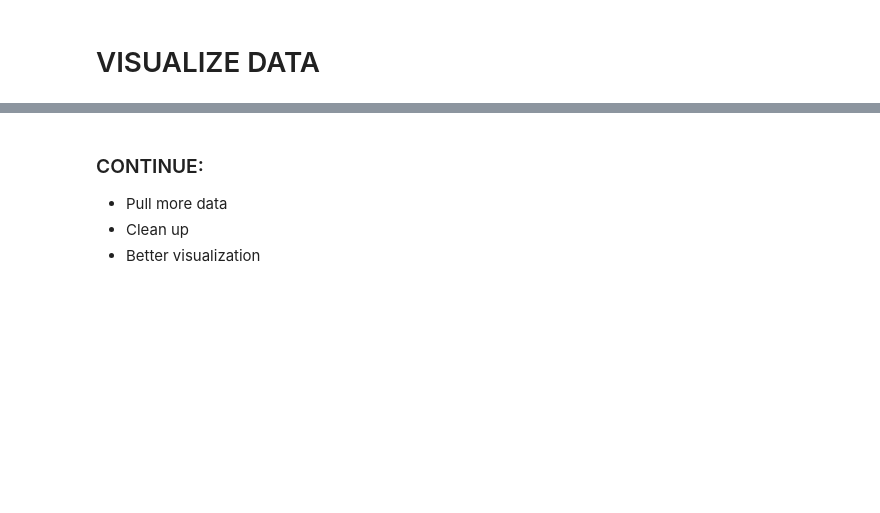
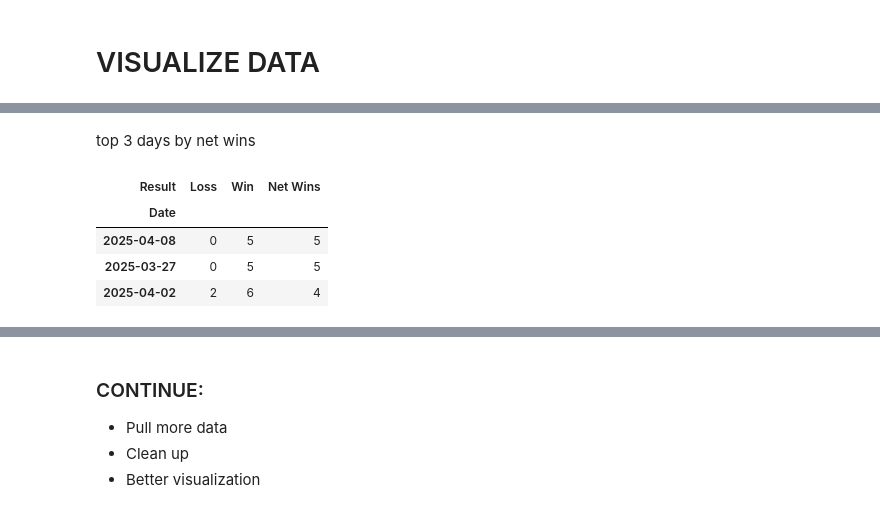
Before and after one commit to Nickeniklas/TrackLockScraper, a Jupyter notebook: tracklock.ipynb, the cells around one changed output, grey strips where cells are left out. Drawn from its saved outputs; the diff is of its cells as text; code cells hidden in the pictures; blank space fills up the shorter version.

```diff
--- a/tracklock.ipynb
+++ b/tracklock.ipynb
@@ -448,0 +454,10 @@ plt.show()
+# %% [markdown]
+top 3 days by net wins
+# %%
+daily_stats.sort_values(by='Net Wins' ,ascending=False).head(3)
+# %% [output]
+| Result | Loss | Win | Net Wins |
+| Date |  |  |  |
+| 2025-04-08 | 0 | 5 | 5 |
+| 2025-03-27 | 0 | 5 | 5 |
+| 2025-04-02 | 2 | 6 | 4 |
```
Also changed, not shown: parts of 22 cells of this notebook.
